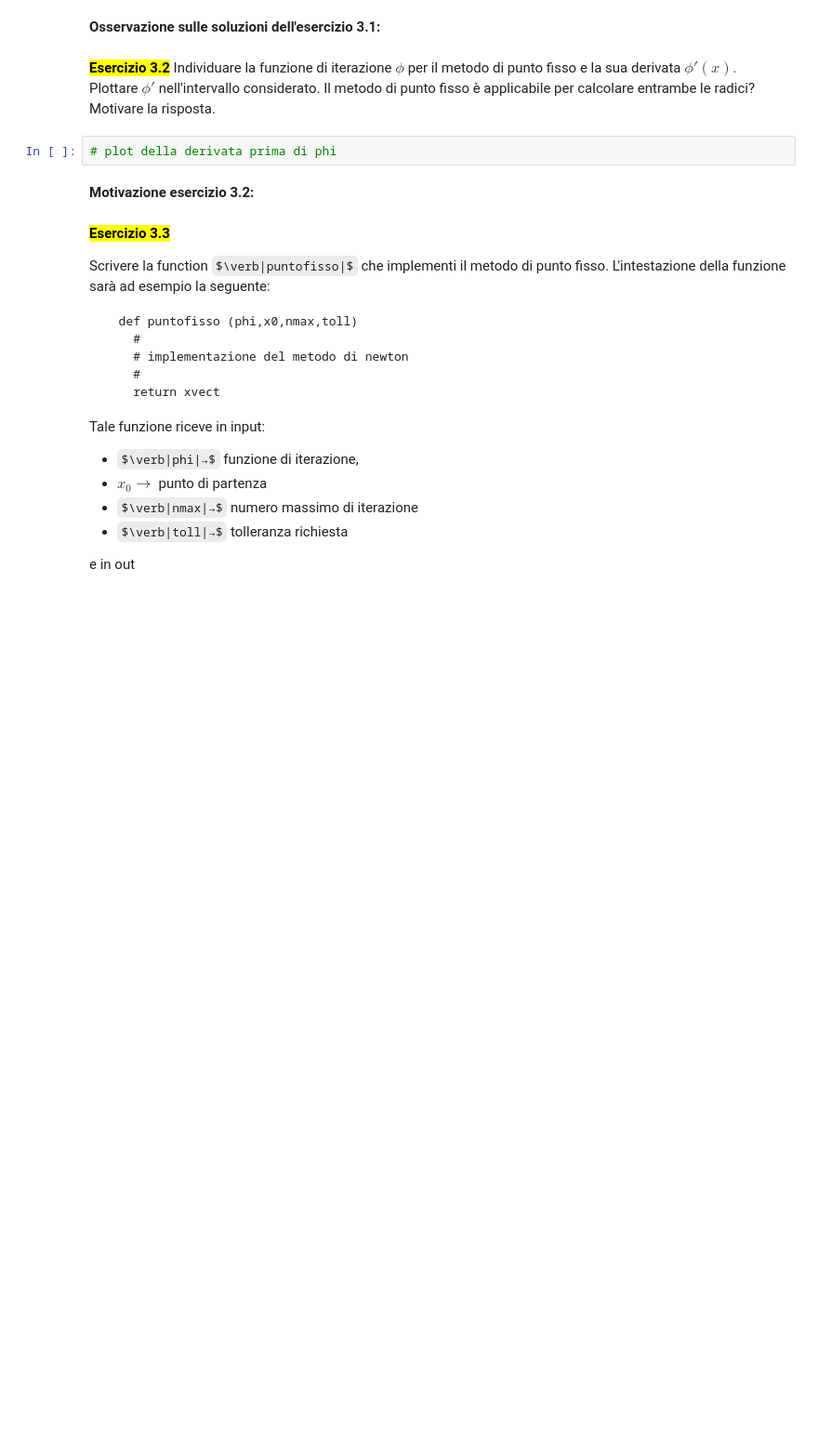
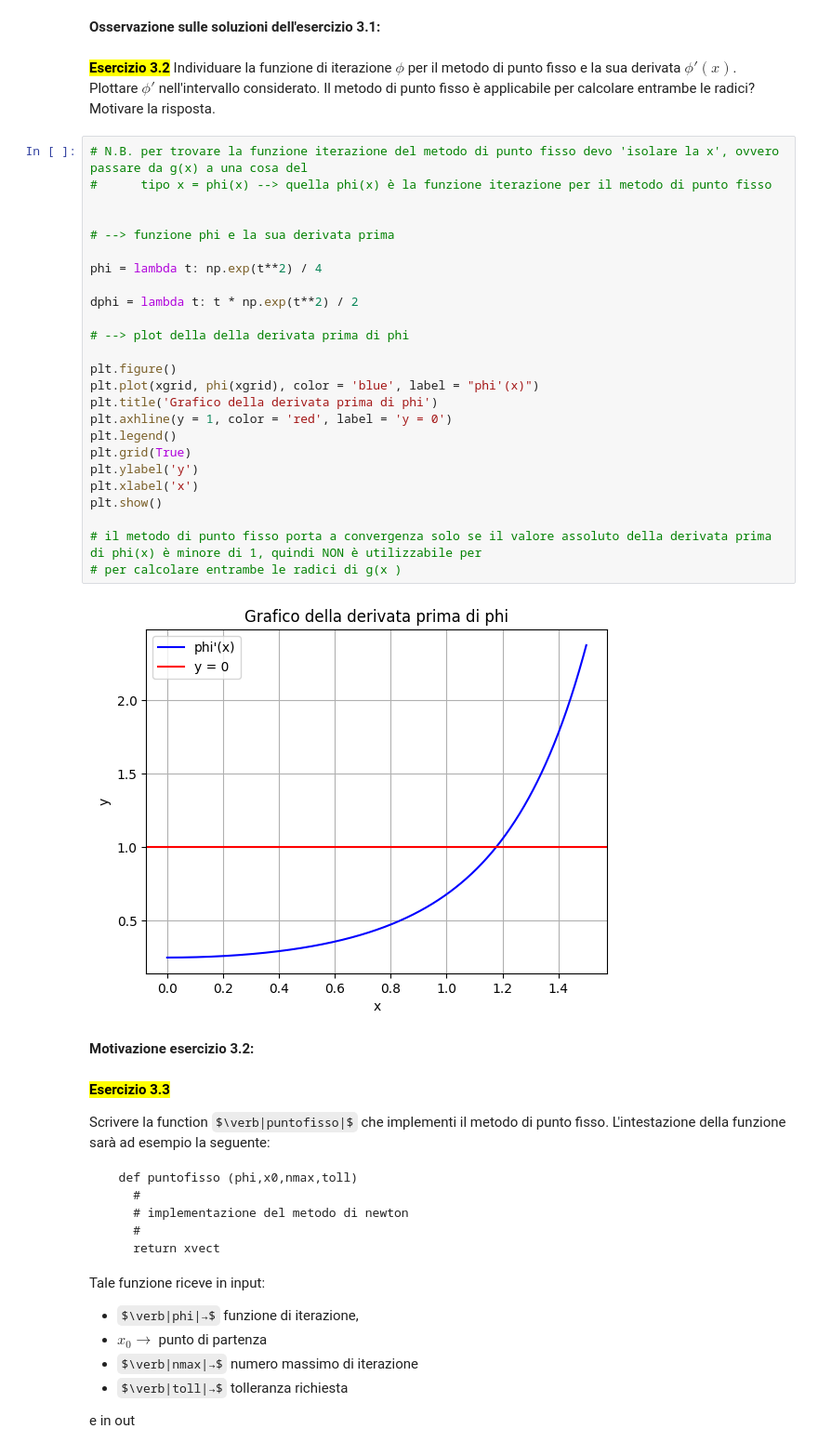
Before and after one commit to marcofossatii05-ui/mani_env, a Jupyter notebook: nonlinear_equations_template.ipynb, the cells around one changed output. Shown at 93% size. Cells and saved outputs as stored; diff of their text form; some formulas as TeX source; blank space fills up the shorter version.

Commit message:
metodo punto fisso

```diff
--- a/nonlinear_equations_template.ipynb
+++ b/nonlinear_equations_template.ipynb
@@ -422,8 +443,33 @@ da evidenziare le due soluzioni dell'equazione. Inoltre, per ogni soluzione, det
 <mark>**Esercizio 3.2**</mark></br>
 Individuare la funzione di iterazione $\phi$ per il metodo di punto fisso e la sua derivata $\phi'(x)$. Plottare $\phi'$ nell'intervallo considerato. Il metodo di punto fisso è applicabile per calcolare
 entrambe le radici? Motivare la risposta.
-# %%
-# plot della derivata prima di phi
+# %%
+# N.B. per trovare la funzione iterazione del metodo di punto fisso devo 'isolare la x', ovvero passare da g(x) a una cosa del
+#      tipo x = phi(x) --> quella phi(x) è la funzione iterazione per il metodo di punto fisso
+
+
+# --> funzione phi e la sua derivata prima
+
+phi = lambda t: np.exp(t**2) / 4
+
+dphi = lambda t: t * np.exp(t**2) / 2
+
+# --> plot della della derivata prima di phi
+
+plt.figure()
+plt.plot(xgrid, phi(xgrid), color = 'blue', label = "phi'(x)")
+plt.title('Grafico della derivata prima di phi')
+plt.axhline(y = 1, color = 'red', label = 'y = 0')
+plt.legend()
+plt.grid(True)
+plt.ylabel('y')
+plt.xlabel('x')
+plt.show()
+
+# il metodo di punto fisso porta a convergenza solo se il valore assoluto della derivata prima di phi(x) è minore di 1, quindi NON è utilizzabile per
+# per calcolare entrambe le radici di g(x )
+# %% [output]
+[figure, added]
 # %% [markdown]
 **Motivazione esercizio 3.2:**
 # %% [markdown]
```
Also changed, not shown: parts of 6 cells of this notebook.
